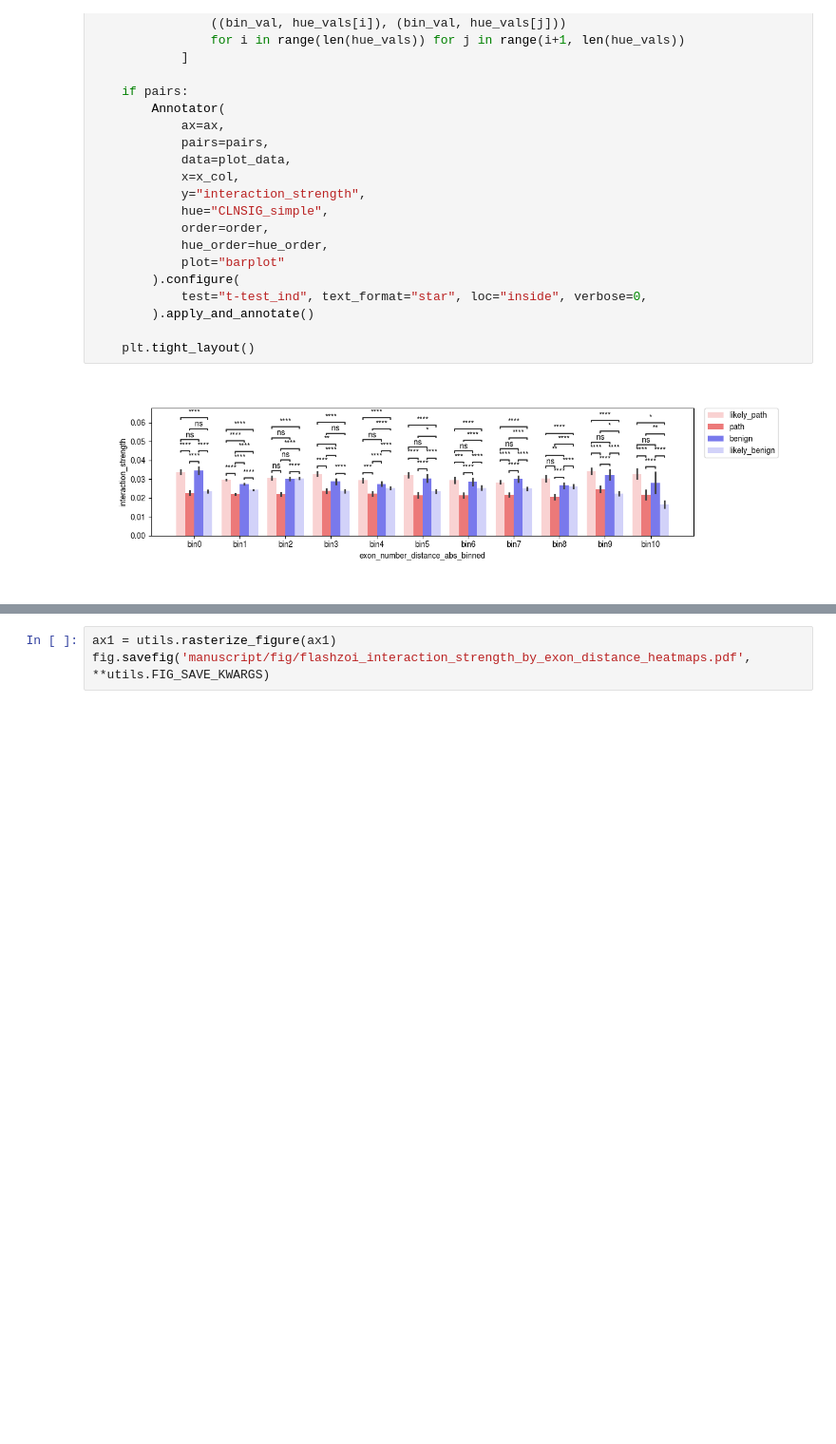
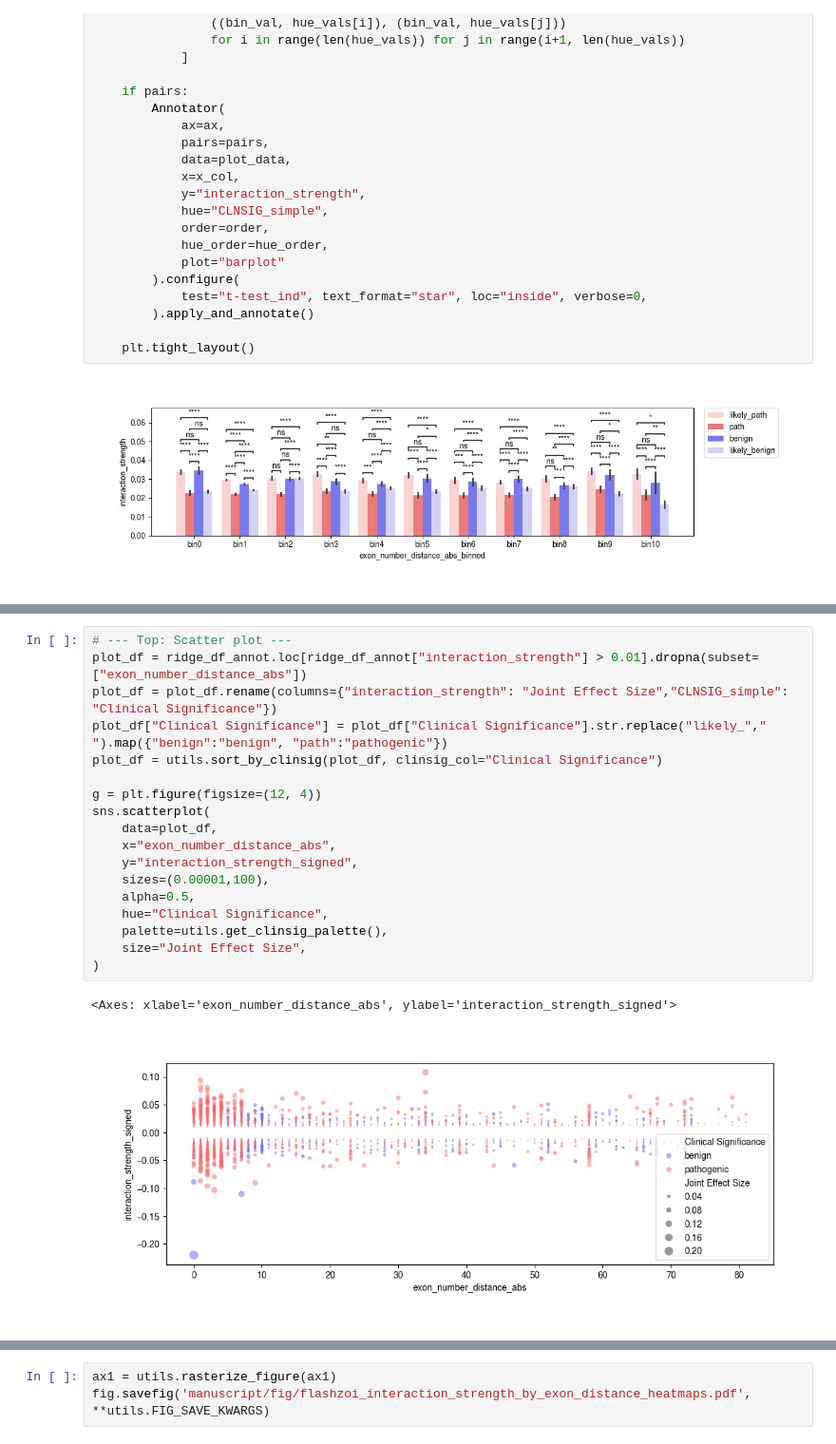
Before and after one commit to bschilder/VEP_DNA, a Jupyter notebook: notebooks/variant_attribution_Flashzoi.ipynb, the cells around one changed output, grey strips where cells are left out. Shown at 95% size. Drawn from its saved outputs; the diff is of its cells as text; blank space fills up the shorter version.

```diff
--- a/notebooks/variant_attribution_Flashzoi.ipynb
+++ b/notebooks/variant_attribution_Flashzoi.ipynb
@@ -991,3 +991,24 @@ merged_clustermap['fig'].savefig('manuscript/fig/flashzoi_annotation_heatmap.pdf
+# %%
+# --- Top: Scatter plot ---
+plot_df = ridge_df_annot.loc[ridge_df_annot["interaction_strength"] > 0.01].dropna(subset=["exon_number_distance_abs"])
+plot_df = plot_df.rename(columns={"interaction_strength": "Joint Effect Size","CLNSIG_simple": "Clinical Significance"})
+plot_df["Clinical Significance"] = plot_df["Clinical Significance"].str.replace("likely_"," ").map({"benign":"benign", "path":"pathogenic"})
+plot_df = utils.sort_by_clinsig(plot_df, clinsig_col="Clinical Significance")
+
+g = plt.figure(figsize=(12, 4))
+sns.scatterplot(
+    data=plot_df,
+    x="exon_number_distance_abs",
+    y="interaction_strength_signed",
+    sizes=(0.00001,100),
+    alpha=0.5,
+    hue="Clinical Significance",
+    palette=utils.get_clinsig_palette(),
+    size="Joint Effect Size",
+)
+# %% [output]
+<Axes: xlabel='exon_number_distance_abs', ylabel='interaction_strength_signed'>
+[figure, added]
 # %%
 exclude_annot = ["MANE exons", "MANE introns"]
 # Create a figure with three vertically stacked subplots, sharing the x-axis
```
Also changed, not shown: parts of 12 cells of this notebook, 6 other files.
